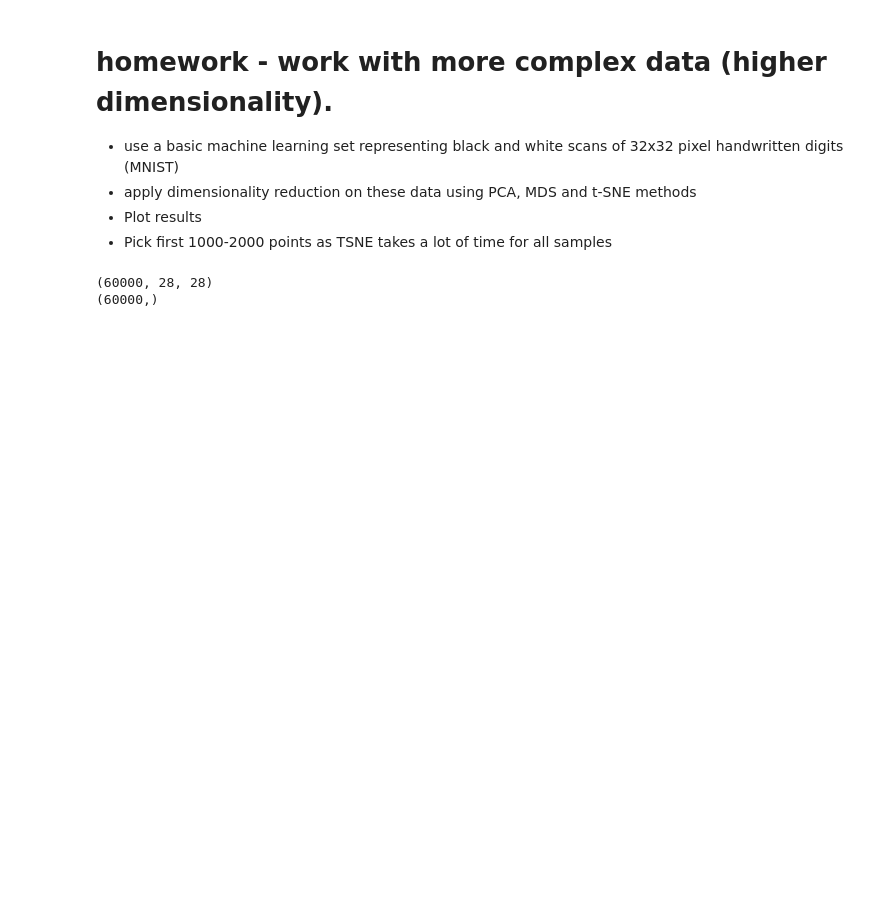
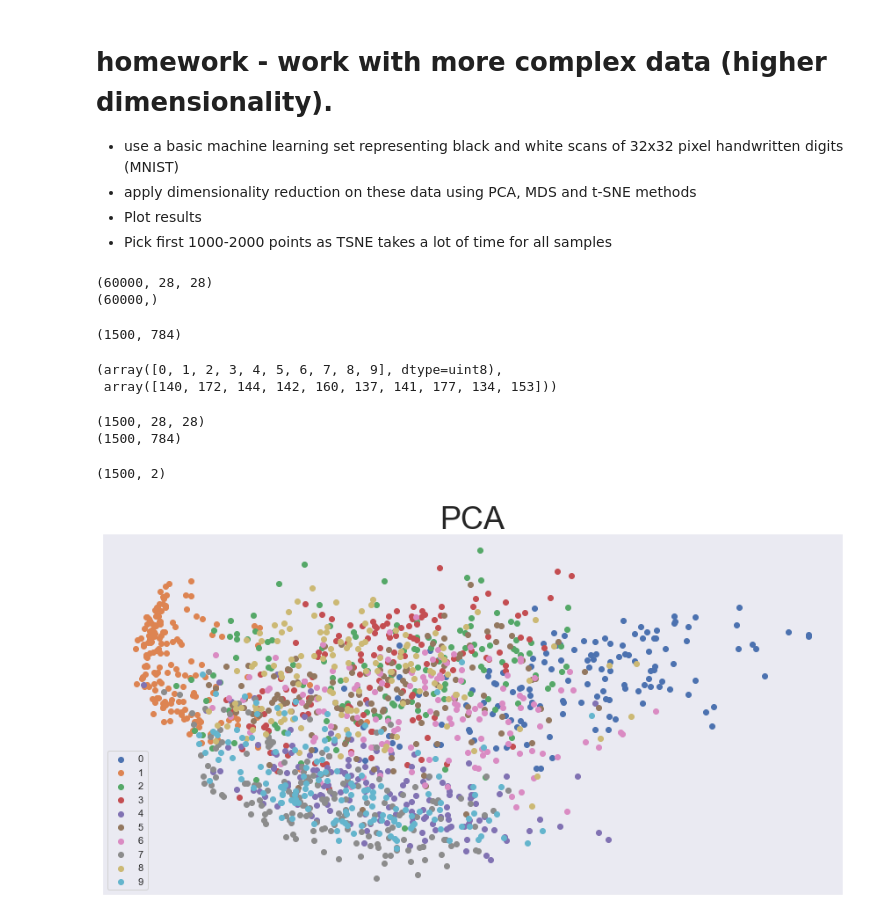
Before and after one commit to matt628/visualizing-big-datasets, a Jupyter notebook: lab2/lab2.ipynb, the cells around one changed output. Cells and saved outputs as stored; diff of their text form; code cells hidden in the pictures; blank space fills up the shorter version.

```diff
--- a/lab2/lab2.ipynb
+++ b/lab2/lab2.ipynb
@@ -500,0 +498,53 @@ print(y_train.shape)
+# %%
+def plot_2d_mnist(X, y):
+    fig, plot = plt.subplots()
+    # fig.set_size_inches(16, 16)
+    plt.prism()
+
+    for i in range(10):
+        digit_indices = (y == i)
+        dim1 = X[digit_indices][:, 0]
+        dim2 = X[digit_indices][:, 1]
+        plot.scatter(dim1, dim2)
+
+    plot.set_xticks(())
+    plot.set_yticks(())
+
+    plt.tight_layout()
+    plt.legend(labels = [i for i in range(10)])
+    plt.show()
+# %%
+# narrow down sample size
+n_samples = 1500
+
+y_train_small = y_train[:n_samples]
+x_train_small = x_train[:n_samples]
+# %% [output]
+(1500, 784)
+# %%
+np.unique(y_train_small, return_counts=True) # sprawdzenie czy podzbiór ma rozład jednorodny cech
+# %% [output]
+(array([0, 1, 2, 3, 4, 5, 6, 7, 8, 9], dtype=uint8),
+ array([140, 172, 144, 142, 160, 137, 141, 177, 134, 153]))
+# %%
+#PCA
+def mnist_PCA(x):
+    from sklearn.decomposition import PCA
+    embedding = PCA(n_components=2)
+    x_transformed = embedding.fit_transform(x)
+    print(x_transformed.shape)
+    return(x_transformed)
+# %%
+print(x_train_small.shape)
+x_train_small_2d = x_train_small.reshape(-1, 28 * 28)
+print(x_train_small_2d.shape)
+# %% [output]
+(1500, 28, 28)
+(1500, 784)
+# %%
+
+transformed_x = mnist_PCA(x_train_small_2d)
+plot_2d_mnist(transformed_x, y_train_small)
+# %% [output]
+(1500, 2)
+[figure, added]
```
Also changed, not shown: parts of 15 cells of this notebook.
